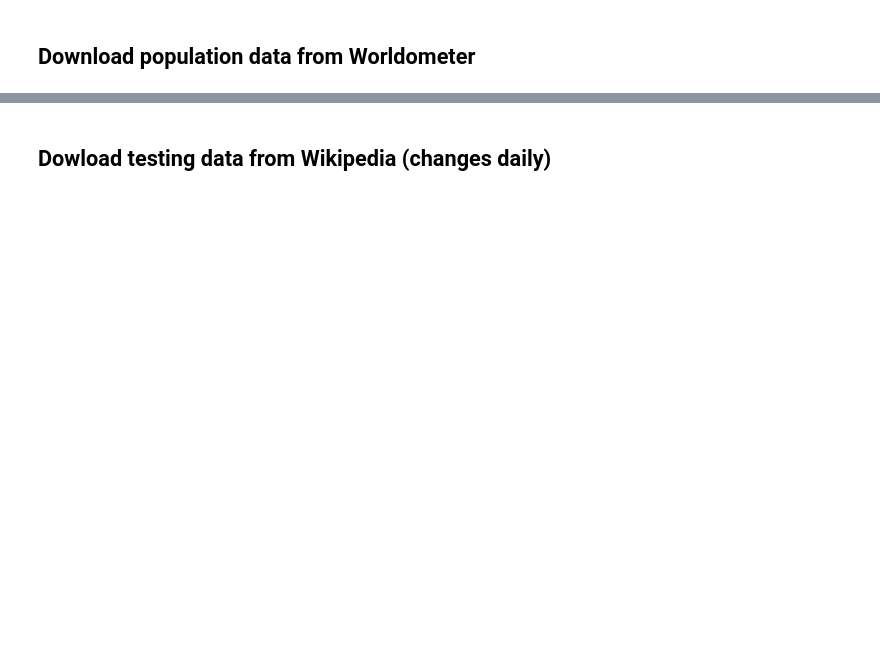
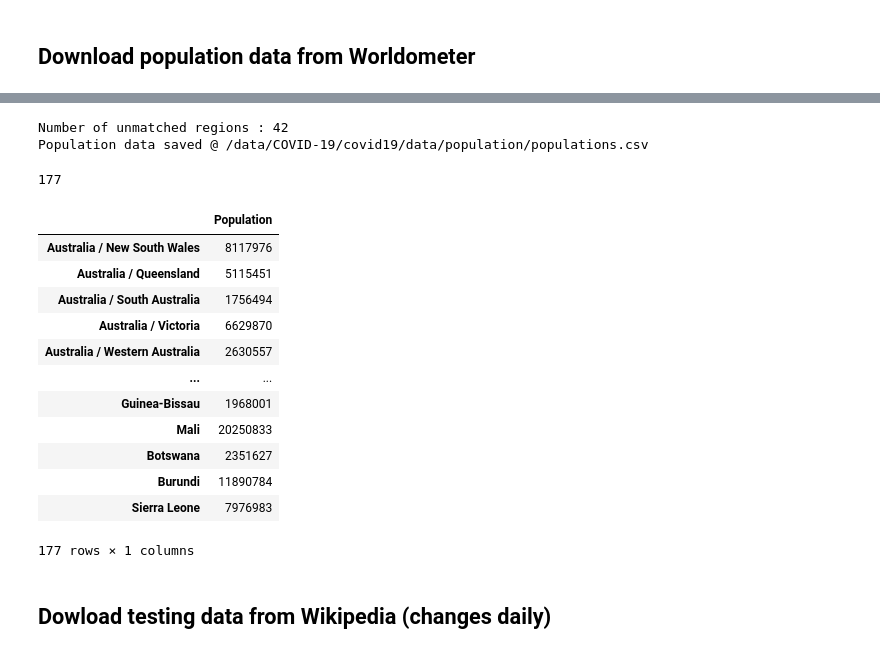
Before and after one commit to chrisfinlay/covid19, a Jupyter notebook: notebooks/1.Introduction.ipynb, the cells around one changed output, grey strips where cells are left out. Saved outputs shown, nothing was run; the diff lists cells and outputs as text; code cells hidden in the pictures; blank space fills up the shorter version.

```diff
--- a/notebooks/1.Introduction.ipynb
+++ b/notebooks/1.Introduction.ipynb
@@ -31,2 +76,25 @@ Population data saved @ /data/COVID-19/covid19/data/population/populations.csv
+# %%
+pop = transform.population()
+len(pop)
+# %% [output]
+Number of unmatched regions : 42
+Population data saved @ /data/COVID-19/covid19/data/population/populations.csv
+177
+# %%
+pop
+# %% [output]
+|  | Population |
+| Australia / New South Wales | 8117976 |
+| Australia / Queensland | 5115451 |
+| Australia / South Australia | 1756494 |
+| Australia / Victoria | 6629870 |
+| Australia / Western Australia | 2630557 |
+| ... | ... |
+| Guinea-Bissau | 1968001 |
+| Mali | 20250833 |
+| Botswana | 2351627 |
+| Burundi | 11890784 |
+| Sierra Leone | 7976983 |
+177 rows × 1 columns
 # %% [markdown]
 ## Dowload testing data from Wikipedia (changes daily)
```
Also changed, not shown: parts of 17 cells of this notebook, 10 other files.
